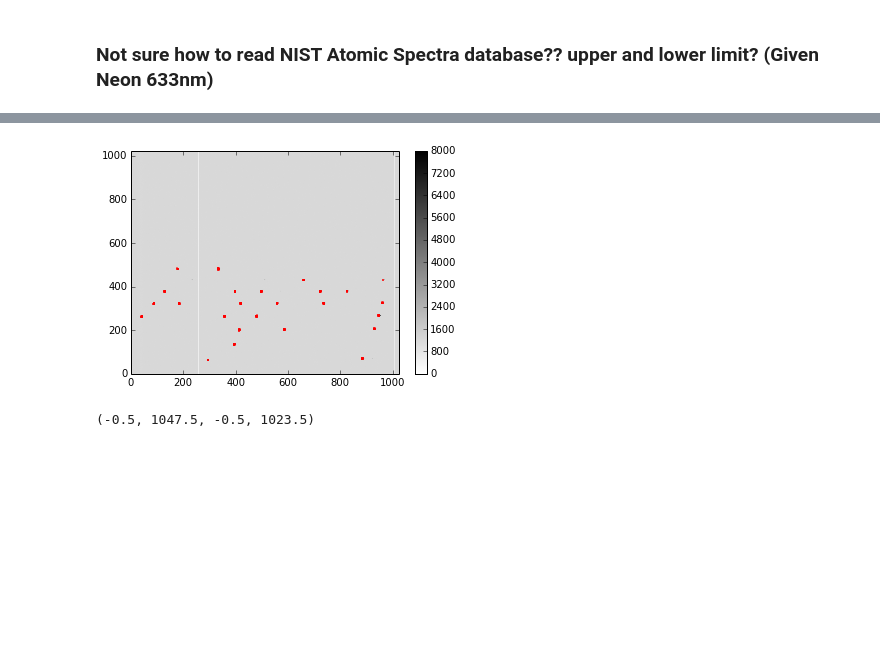
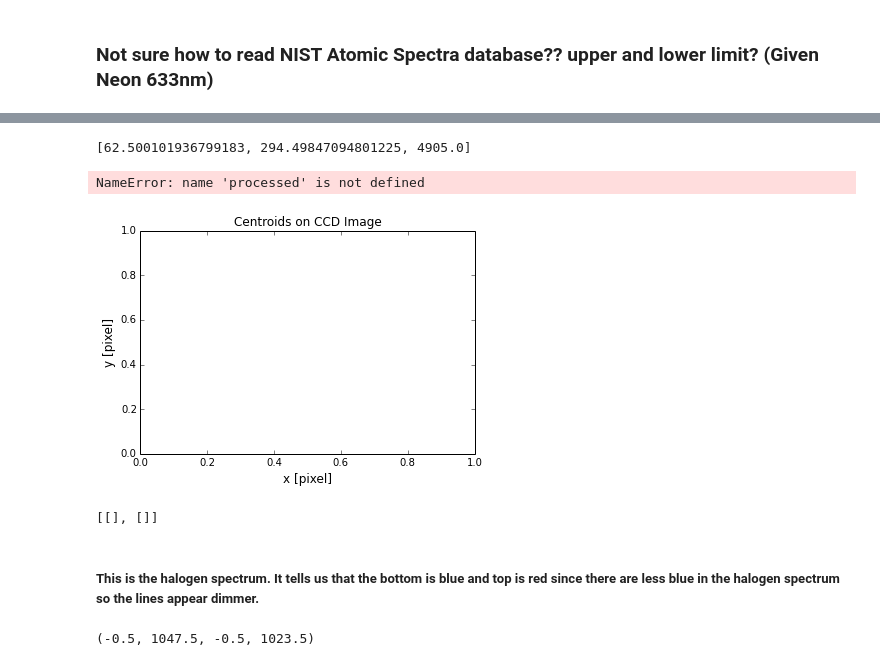
Before and after one commit to dorisjlee/AY120, a Jupyter notebook: lab4/Lab4--InitialAnalysis.ipynb, the cells around one changed output, grey strips where cells are left out. Cells and saved outputs as stored; diff of their text form; code cells hidden in the pictures; blank space fills up the shorter version.

```diff
--- a/lab4/Lab4--InitialAnalysis.ipynb
+++ b/lab4/Lab4--InitialAnalysis.ipynb
@@ -71,4 +90,0 @@ def neon_dots(data,threshold=40000,plot =False):
-# %%
-neon_dots(x,2500,True)
-# %% [output]
-[figure, removed]
@@ -75,3 +93,71 @@ neon_dots(x,2500,True)
+# %%
+def centroid_calc(star_locs):
+    #given a list of grouped points, compute the centroid pixel position (round up to center pixel (int))
+#     print star_locs
+    x_lst = np.array(star_locs)[:,0]
+    y_lst = np.array(star_locs)[:,1]
+    I=[]
+    for i in np.arange(len(x_lst)):
+        I.append(x[x_lst[i],y_lst[i]])
+    I = np.array(I)
+    x_cm = sum(x_lst*I)/sum(I)
+    y_cm = sum(y_lst*I)/sum(I)
+    #return x_cm, y_cm and intensity of star (summed over star)
+    return [x_cm,y_cm,sum(I)]
+# %%
+centroid_calc(neon_lst[0])
+# %% [output]
+[62.500101936799183, 294.49847094801225, 4905.0]
+# %%
+x_lst=[]
+y_lst=[]
+img_data_neon = [[],[]]
+neon_lst= [i for i in neon_lst if len(i)>0]
+# %%
+star_info=[]
+plt.title("Centroids on CCD Image",fontsize=12)
+plt.xlabel("x [pixel]",fontsize=12)
+plt.ylabel("y [pixel]",fontsize=12)
+img_data_stars = [[],[],[]]
+for i in neon_lst:
+    centroid = centroid_calc(i)
+    star_info.append(centroid)
+    imp = plt.imshow(processed[::-1],cmap='gray_r',vmin=0,vmax=3000,origin="lower")
+    img_data_stars[0].append(centroid[1])#Ycm [pix]
+    img_data_stars[1].append(centroid[0])#Xcm [pix]
+#     img_data_stars[2].append(centroid[2])#Total flux
+plt.plot(img_data_stars[0],img_data_stars[1],'.',color="red",label="Reference Stars") #Note the switch
+plt.axis("tight")
+# #Visually verfied with above pattern
+# x_error_lst = []
+# y_error_lst = []
+# for i in np.arange(len(star_lst)):
+#     x_error = np.sqrt(sum(star_info[i][2]*(np.array(star_lst[i])[:,0]-star_info[i][0])**2)/(sum(star_info[i][2])**2))
+#     y_error = np.sqrt(sum(star_info[i][2]*(np.array(star_lst[i])[:,1]-star_info[i][1])**2)/(sum(star_info[i][2])**2))
+#     plt.errorbar(star_info[i][1],star_info[i][0], xerr=x_error, yerr=y_error,color="blue")
+#     x_error_lst.append(x_error)
+#     y_error_lst.append(y_error)
+# plt.errorbar(0,0, xerr=1e-10, yerr=1e-10,color="blue",label="Centroid error")
+# plt.legend(loc='lower left',prop={'size':12},numpoints=1)
+# plt.colorbar()
+# import pylab as P
+# # P.arrow( x, y, dx, dy, **kwargs )
+# x_origin = 1000
+# y_origin= 50
+# length =50
+# P.arrow( 1000, 50, 0.0, length, fc="k", ec="k",head_width=20, head_length=20 )
+# P.arrow( 1000, 50, -(length-0.01),0.0, fc="k", ec="k",head_width=20, head_length=20 )
+# plt.annotate("N",xy=(990,140))
+# plt.annotate("E",xy=(900,60))
+# %% [output]
+NameError: name 'processed' is not defined
+[figure, added]
+# %%
+img_data_neon
+# %% [output]
+[[], []]
+# %% [markdown]
+##### This is the halogen spectrum. It tells us that the bottom is blue and top is red since there are less blue in the halogen spectrum so the lines appear dimmer.
 # %%
 fits1 = "Q-001.fit"
 x = pf.getdata(fits1)
```
Also changed, not shown: parts of 8 cells of this notebook, 3 other files.
